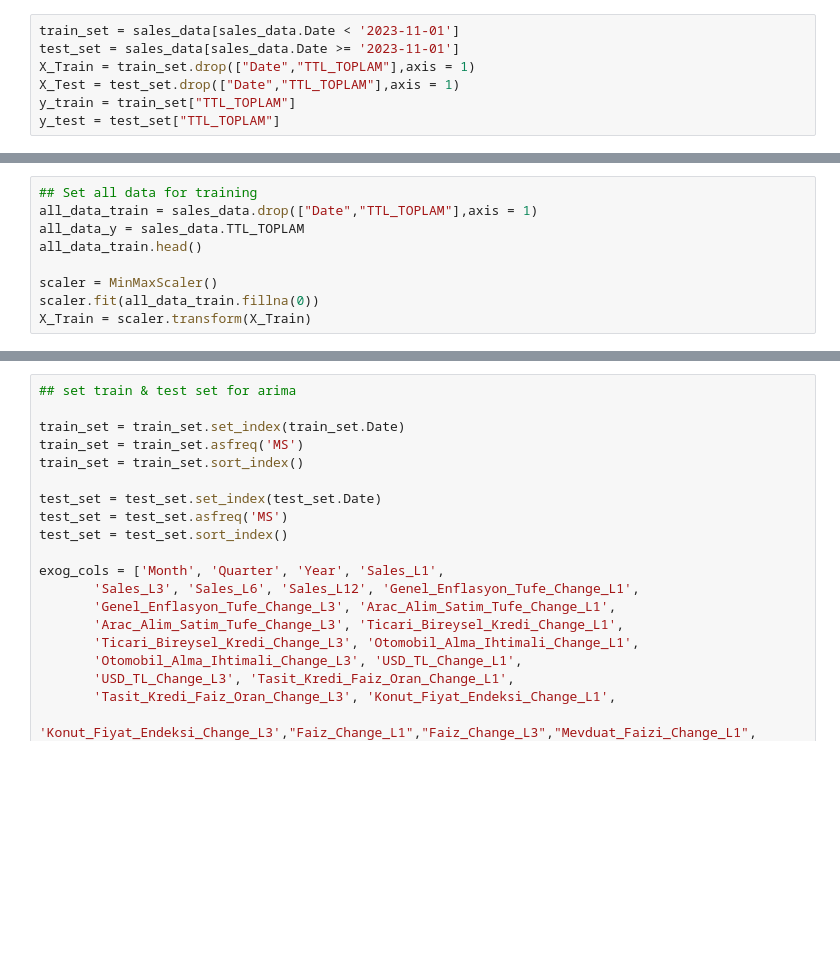
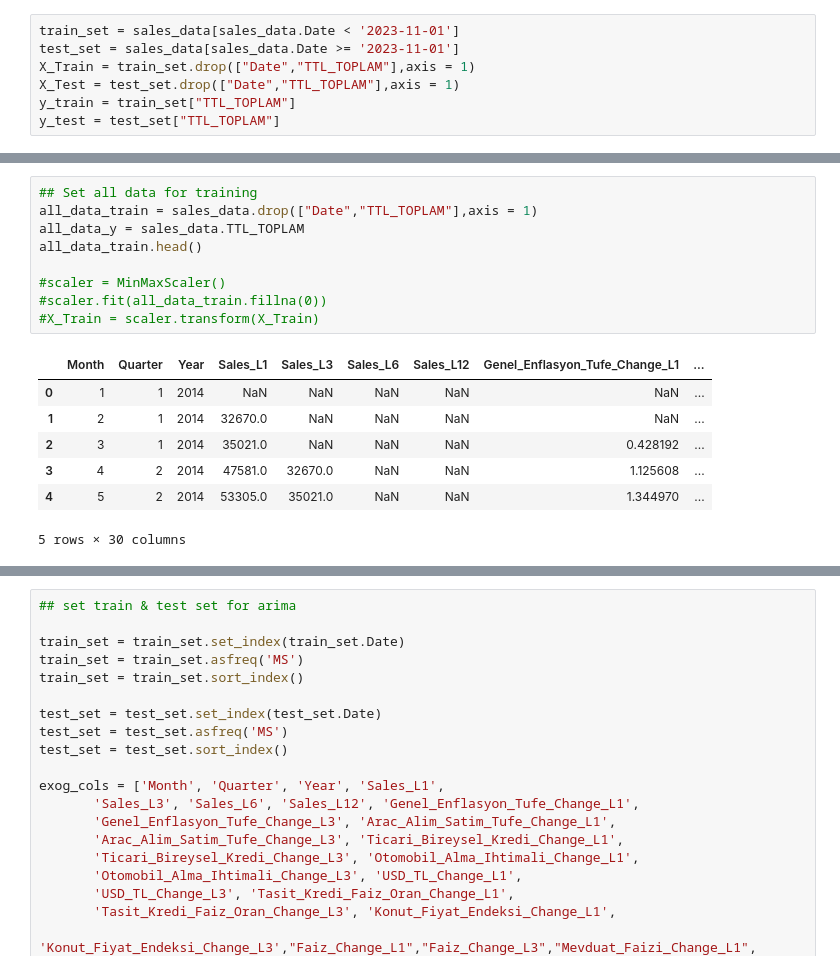
Before and after one commit to tolg6/Turkey-Vehicle-Sales-Market, a Jupyter notebook: turkiye_pazari.ipynb, the cells around one changed output, grey strips where cells are left out. Cells and saved outputs as stored; diff of their text form; blank space fills up the shorter version.

```diff
--- a/turkiye_pazari.ipynb
+++ b/turkiye_pazari.ipynb
@@ -626,12 +546,20 @@ smape(y_true=y_test,y_pred=predict)
 # %%
 ## Set all data for training
 all_data_train = sales_data.drop(["Date","TTL_TOPLAM"],axis = 1)
 all_data_y = sales_data.TTL_TOPLAM
 all_data_train.head()
 
-scaler = MinMaxScaler()
-scaler.fit(all_data_train.fillna(0))
-X_Train = scaler.transform(X_Train)
+#scaler = MinMaxScaler()
+#scaler.fit(all_data_train.fillna(0))
+#X_Train = scaler.transform(X_Train)
+# %% [output]
+|  | Month | Quarter | Year | Sales_L1 | Sales_L3 | Sales_L6 | Sales_L12 | Genel_Enflasyon_Tufe_Change_L1 | ... |
+| 0 | 1 | 1 | 2014 | NaN | NaN | NaN | NaN | NaN | ... |
+| 1 | 2 | 1 | 2014 | 32670.0 | NaN | NaN | NaN | NaN | ... |
+| 2 | 3 | 1 | 2014 | 35021.0 | NaN | NaN | NaN | 0.428192 | ... |
+| 3 | 4 | 2 | 2014 | 47581.0 | 32670.0 | NaN | NaN | 1.125608 | ... |
+| 4 | 5 | 2 | 2014 | 53305.0 | 35021.0 | NaN | NaN | 1.344970 | ... |
+5 rows × 30 columns
 # %%
 #### Create model for all data
 
```
Also changed, not shown: parts of 24 cells of this notebook, 4 other files.
